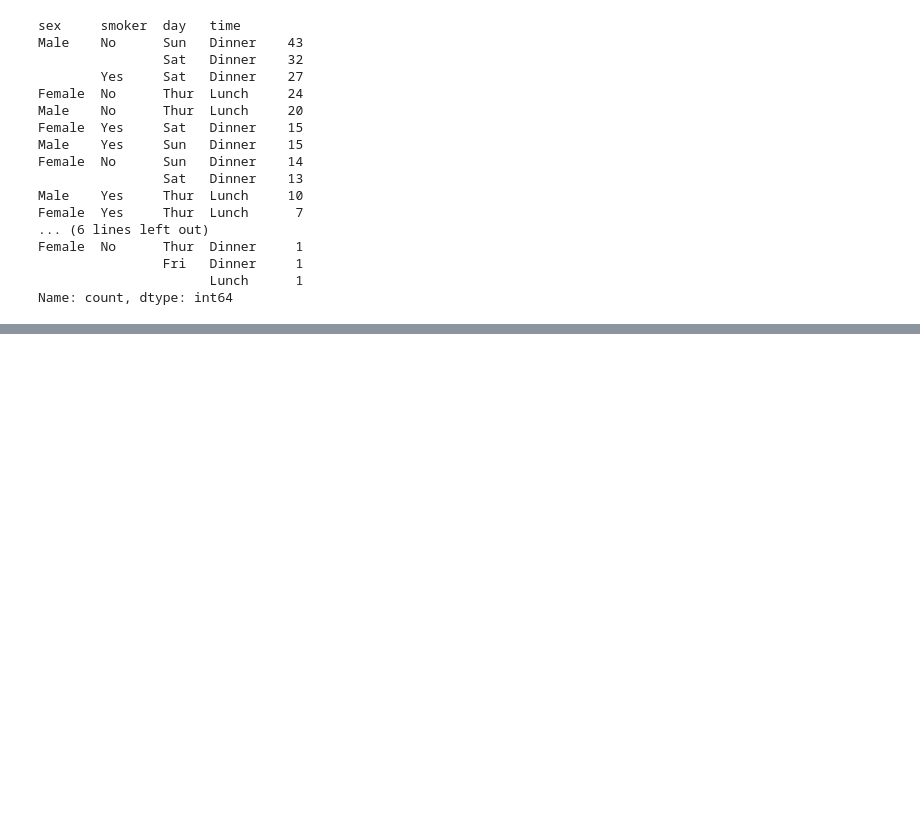
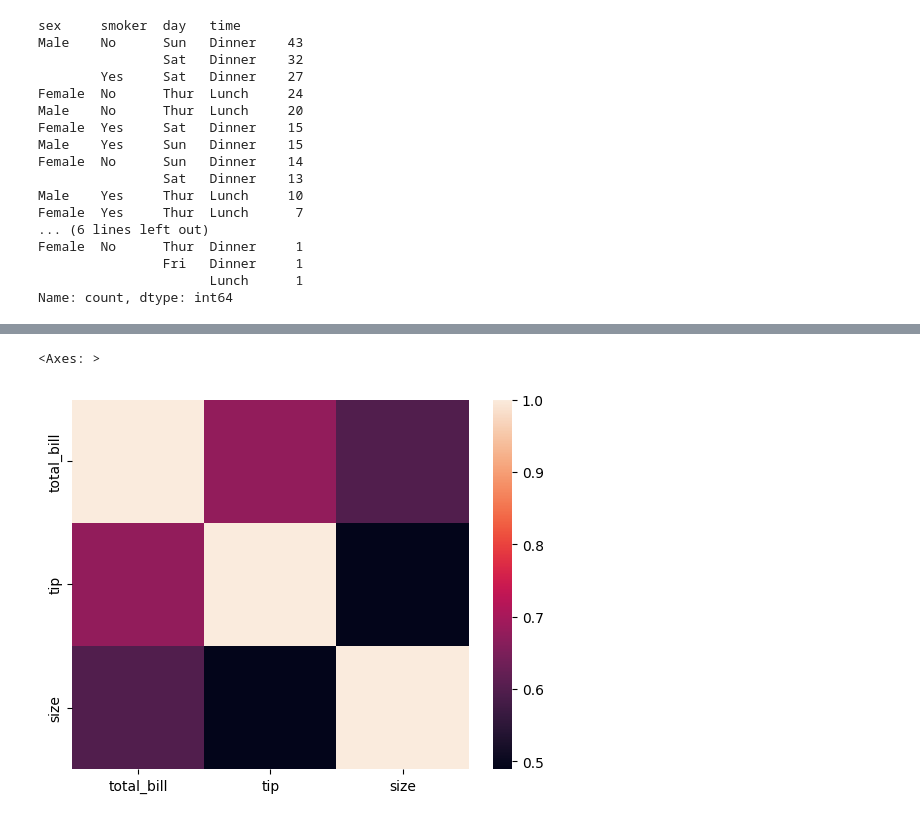
Before and after one commit to dipakwanere/all-about-python-for-ml, a Jupyter notebook: visualization.ipynb, the cells around one changed output, grey strips where cells are left out. Saved outputs shown, nothing was run; the diff lists cells and outputs as text; code cells hidden in the pictures; blank space fills up the shorter version.

```diff
--- a/visualization.ipynb
+++ b/visualization.ipynb
@@ -69,0 +107,5 @@ Name: count, dtype: int64
+# %%
+sns.heatmap(df.corr(numeric_only=True))
+# %% [output]
+<Axes: >
+[figure, added]
```
Also changed, not shown: parts of 8 cells of this notebook.
